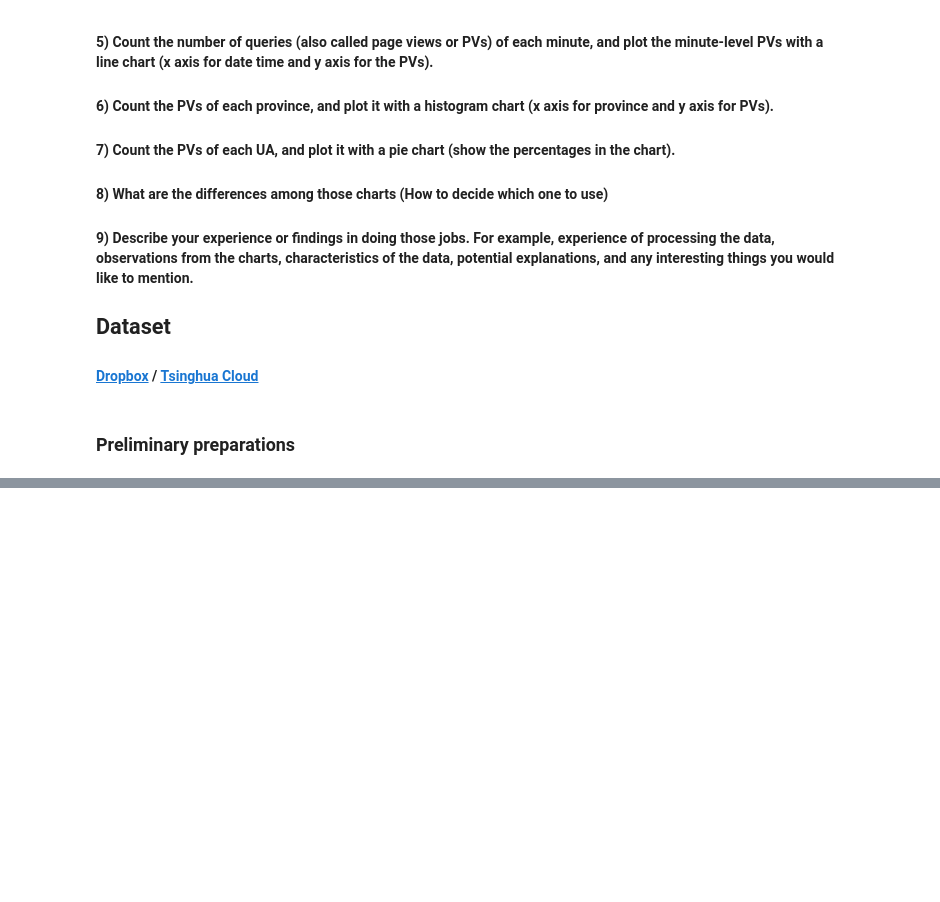
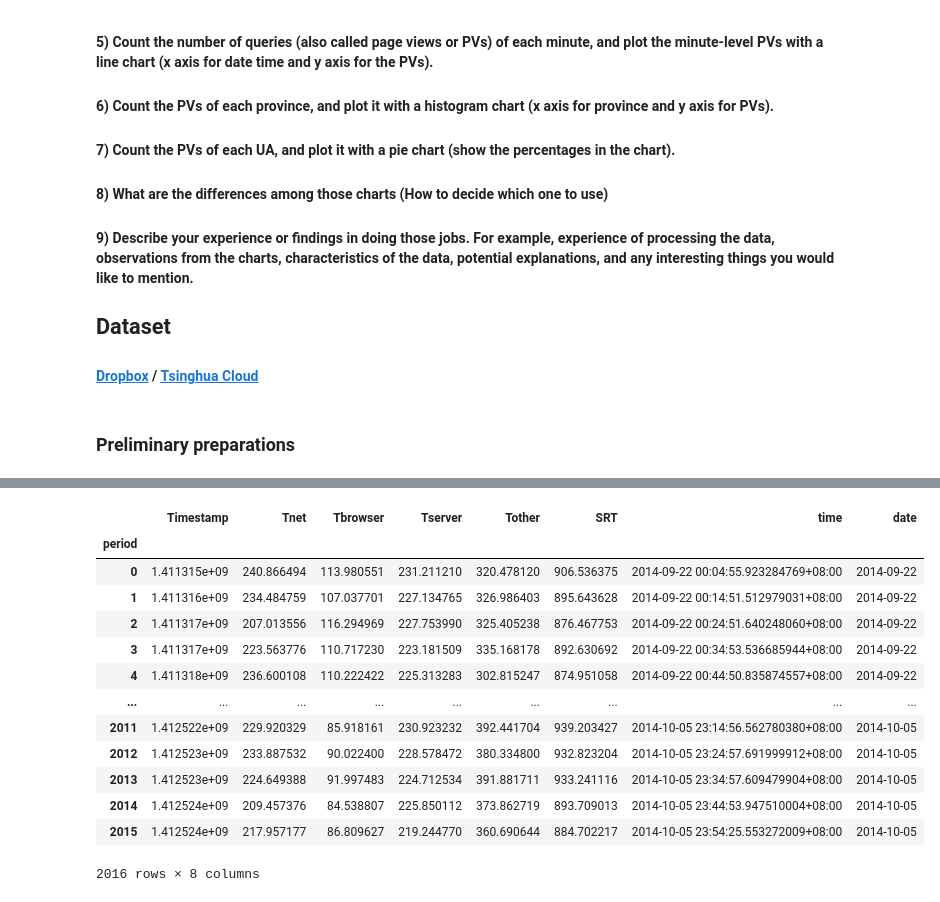
Before and after one commit to Sahandfer/THU-ACP, a Jupyter notebook: Advanced Network Management/Assignment/Assignment 1/A1.ipynb, the cells around one changed output, grey strips where cells are left out. Saved outputs shown, nothing was run; the diff lists cells and outputs as text; code cells hidden in the pictures; blank space fills up the shorter version.

```diff
--- a/Advanced Network Management/Assignment/Assignment 1/A1.ipynb
+++ b/Advanced Network Management/Assignment/Assignment 1/A1.ipynb
@@ -28,17 +28,22 @@
 ### Preliminary preparations
 # %%
 import pandas as pd
-import matplotlib as plt
+import matplotlib.pyplot as plt
+%matplotlib inline
 import numpy as np
 
 import glob, os
 
-path = os.getcwd()
-csv_files = glob.glob(path+ "/dataset/*.csv")
+csv_files = glob.glob("dataset/*.csv")
+
+def sort_file_name(filename):
+    return int(os.path.basename(filename)[:-4])
+
+csv_files.sort(key=sort_file_name)
 
 dataset = []
 for file in csv_files:
-    content = pd.read_csv(file, index_col=None, header=0)
+    content = pd.read_csv(file)
     dataset.append(content)
 dataset = pd.concat(dataset, axis=0, ignore_index=True)
 # %%
@@ -55,0 +111,17 @@ dataset['10min_period'] = periods
+# %%
+temp
+# %% [output]
+|  | Timestamp | Tnet | Tbrowser | Tserver | Tother | SRT | time | date |
+| period |  |  |  |  |  |  |  |  |
+| 0 | 1.411315e+09 | 240.866494 | 113.980551 | 231.211210 | 320.478120 | 906.536375 | 2014-09-22 00:04:55.923284769+08:00 | 2014-09-22 |
+| 1 | 1.411316e+09 | 234.484759 | 107.037701 | 227.134765 | 326.986403 | 895.643628 | 2014-09-22 00:14:51.512979031+08:00 | 2014-09-22 |
+| 2 | 1.411317e+09 | 207.013556 | 116.294969 | 227.753990 | 325.405238 | 876.467753 | 2014-09-22 00:24:51.640248060+08:00 | 2014-09-22 |
+| 3 | 1.411317e+09 | 223.563776 | 110.717230 | 223.181509 | 335.168178 | 892.630692 | 2014-09-22 00:34:53.536685944+08:00 | 2014-09-22 |
+| 4 | 1.411318e+09 | 236.600108 | 110.222422 | 225.313283 | 302.815247 | 874.951058 | 2014-09-22 00:44:50.835874557+08:00 | 2014-09-22 |
+| ... | ... | ... | ... | ... | ... | ... | ... | ... |
+| 2011 | 1.412522e+09 | 229.920329 | 85.918161 | 230.923232 | 392.441704 | 939.203427 | 2014-10-05 23:14:56.562780380+08:00 | 2014-10-05 |
+| 2012 | 1.412523e+09 | 233.887532 | 90.022400 | 228.578472 | 380.334800 | 932.823204 | 2014-10-05 23:24:57.691999912+08:00 | 2014-10-05 |
+| 2013 | 1.412523e+09 | 224.649388 | 91.997483 | 224.712534 | 391.881711 | 933.241116 | 2014-10-05 23:34:57.609479904+08:00 | 2014-10-05 |
+| 2014 | 1.412524e+09 | 209.457376 | 84.538807 | 225.850112 | 373.862719 | 893.709013 | 2014-10-05 23:44:53.947510004+08:00 | 2014-10-05 |
+| 2015 | 1.412524e+09 | 217.957177 | 86.809627 | 219.244770 | 360.690644 | 884.702217 | 2014-10-05 23:54:25.553272009+08:00 | 2014-10-05 |
+2016 rows × 8 columns
```
Also changed, not shown: parts of 6 cells of this notebook, 2 other files.
